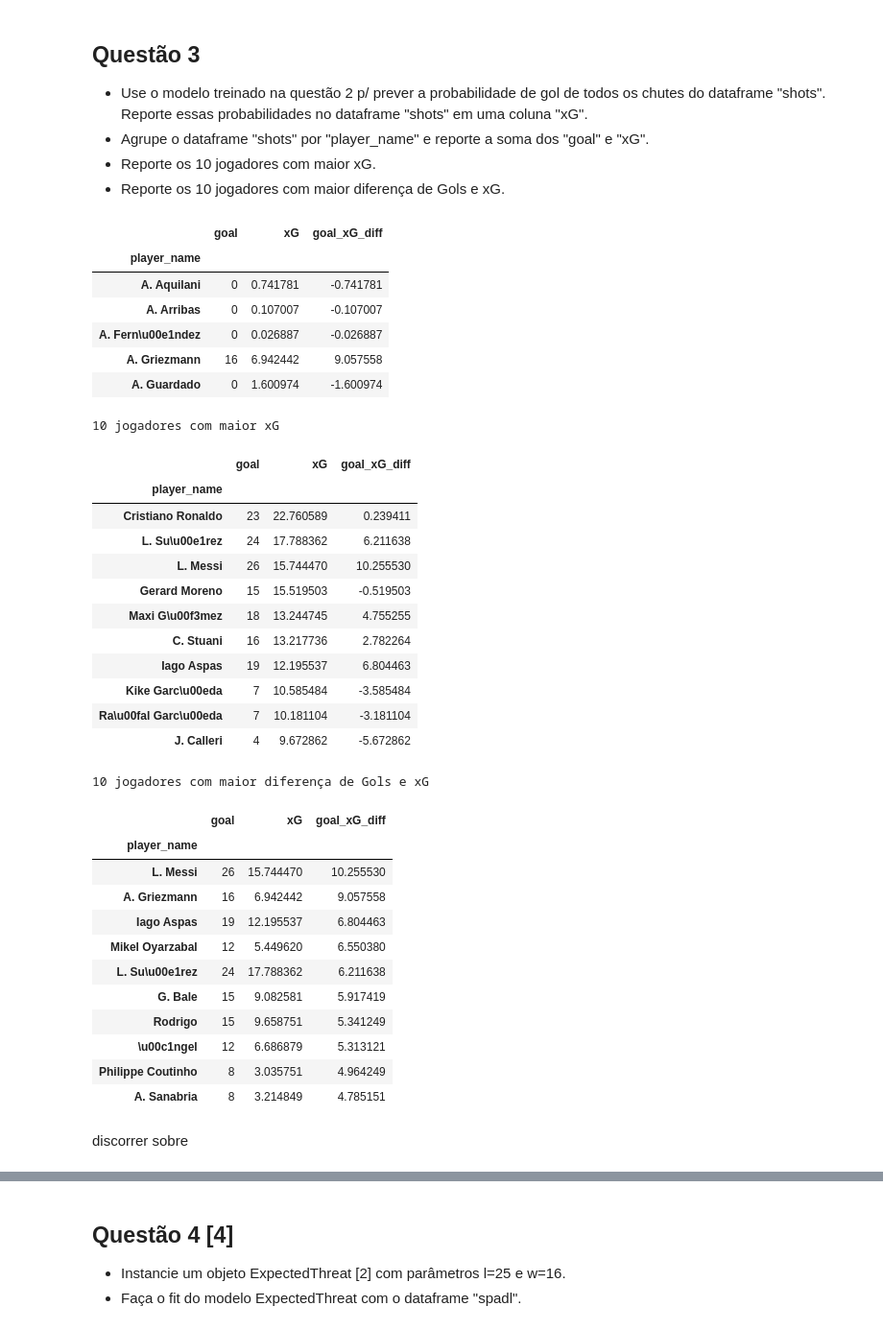
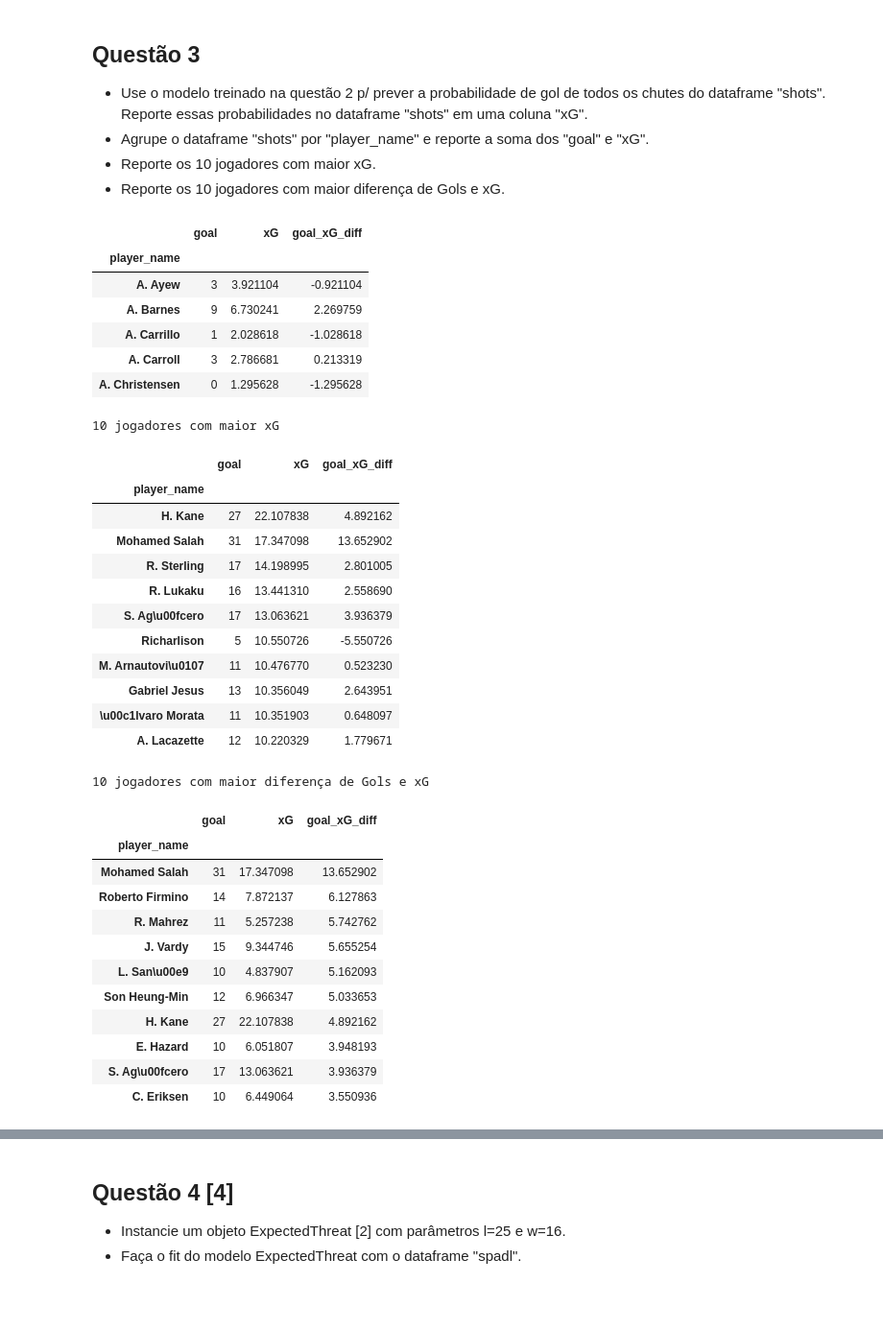
Before and after one commit to lframosferreira/soccer-analytics-notebooks, a Jupyter notebook: atv04/luis_felipe_ramos_ferreira.ipynb, the cells around one changed output, grey strips where cells are left out. Shown at 96% size. Cells and saved outputs as stored; diff of their text form; code cells hidden in the pictures; blank space fills up the shorter version.

```diff
--- a/atv04/luis_felipe_ramos_ferreira.ipynb
+++ b/atv04/luis_felipe_ramos_ferreira.ipynb
@@ -27,7 +27,7 @@ warnings.filterwarnings("ignore")
 # %%
 # carregando os eventos
 # neste caso, usaremos a mesma base de dados da atv03
-path: str = "../data/atv03/events/events_Spain.json"
+path: str = "../data/atv03/events/events_England.json"
 events: pd.DataFrame = pd.read_json(path_or_buf=path)
 # %%
 # pré processamento em colunas da tabela de eventos para facilitar a conversão p/ SPADL
@@ -37,7 +37,7 @@ events['milliseconds'] = events['eventSec'] * 1000
 events['period_id'] = events['matchPeriod'].replace({'1H': 1, '2H': 2})
 # %%
 # carregando as partidas, pois vamos saber quais times jogam em casa e fora p/ usar como parametro do SPADL
-path: str = "../data/atv03/matches/matches_Spain.json"
+path: str = "../data/atv03/matches/matches_England.json"
 matches: pd.DataFrame = pd.read_json(path_or_buf=path)
 # %%
 # as informações dos times de cada partida estão em um dicionário dentro da coluna 'teamsData', então vamos separar essas informações
@@ -91,20 +91,16 @@ LOWER_CROSSBAR_Y: int = 30
 # %%
 shots: pd.DataFrame = spadl.query('type_name == "shot"').copy()
 
-shots["distance_to_goal"] = np.sqrt((shots["start_x"] - GOAL_CENTER_X) ** 2 - (shots["start_y"] - GOAL_CENTER_Y))
+shots["distance_to_goal"] = np.sqrt((shots["start_x"] - GOAL_CENTER_X) ** 2 + (shots["start_y"] - GOAL_CENTER_Y) ** 2)
 
 def get_shot_angle(shot_pos_x: np.float_, shot_pos_y: np.float_) -> np.float_:
     v1: np.array = np.array([UPPER_CROSSBAR_X - shot_pos_x, UPPER_CROSSBAR_Y - shot_pos_y])
     v2: np.array = np.array([LOWER_CROSSBAR_X - shot_pos_x, LOWER_CROSSBAR_Y - shot_pos_y])
     return np.arccos(np.dot(v1 / np.linalg.norm(v1), v2 / np.linalg.norm(v2)))
 
-
 shots["angle_of_shot"] = shots[["start_x", "start_y"]].apply(lambda pos: get_shot_angle(pos["start_x"], pos["start_y"]), axis=1)
-
 shots["squared_distance_to_goal"] = shots["distance_to_goal"] ** 2
-
-
-
+shots["bodypart_capacity_of_scoring"] = shots["bodypart_name"].apply(lambda x: 1 if x == "foot" else .125)
 shots
 # %% [output]
 |  | game_id | period_id | time_seconds | team_id | player_id | start_x | start_y | end_x | end_y | ... |
@@ -137,11 +133,11 @@ shots
 # %%
 shots["goal"] = shots["result_name"].apply(lambda res: int(res == "success"))
 shots.dropna(inplace=True)
-X_train, X_test, y_train, y_test = train_test_split(shots[["distance_to_goal", "angle_of_shot", "squared_distance_to_goal"]].to_numpy(), shots["goal"].to_numpy(), test_size=0.3, random_state=0)
+X_train, X_test, y_train, y_test = train_test_split(shots[["distance_to_goal", "angle_of_shot", "squared_distance_to_goal", "bodypart_capacity_of_scoring"]].to_numpy(), shots["goal"].to_numpy(), test_size=0.3, random_state=0)
 clf = LogisticRegression(random_state=0, max_iter=1_000)
 
 clf.fit(X_train, y_train)
-
+y_pred = clf.predict(X_test)
 print(f"Acurácia para conjunto de treino: {clf.score(X_train, y_train)}")
 print(f"Acurácia para conjunto de teste: {clf.score(X_test, y_test)}")
 # %% [output]
@@ -163,18 +159,18 @@ discorrer sobre conf matrix
 - Reporte os 10 jogadores com maior xG.
 - Reporte os 10 jogadores com maior diferença de Gols e xG.
 # %%
-shots["xG"] = shots[["distance_to_goal", "angle_of_shot", "squared_distance_to_goal"]].apply(lambda x: clf.predict_proba([[x["distance_to_goal"], x["angle_of_shot"], x["squared_distance_to_goal"]]])[0][1], axis=1)
+shots["xG"] = shots[["distance_to_goal", "angle_of_shot", "squared_distance_to_goal", "bodypart_capacity_of_scoring"]].apply(lambda x: clf.predict_proba([[x["distance_to_goal"], x["angle_of_shot"], x["squared_distance_to_goal"], x["bodypart_capacity_of_scoring"]]])[0][1], axis=1)
 xG_goal_sum: pd.DataFrame = shots.groupby(by="player_name")[["goal", "xG"]].sum().copy()
 xG_goal_sum["goal_xG_diff"] = xG_goal_sum["goal"] - xG_goal_sum["xG"]
 xG_goal_sum.head()
 # %% [output]
 |  | goal | xG | goal_xG_diff |
 | player_name |  |  |  |
-| A. Aquilani | 0 | 0.741781 | -0.741781 |
-| A. Arribas | 0 | 0.107007 | -0.107007 |
-| A. Fern\u00e1ndez | 0 | 0.026887 | -0.026887 |
-| A. Griezmann | 16 | 6.942442 | 9.057558 |
-| A. Guardado | 0 | 1.600974 | -1.600974 |
+| A. Ayew | 3 | 3.921104 | -0.921104 |
+| A. Barnes | 9 | 6.730241 | 2.269759 |
+| A. Carrillo | 1 | 2.028618 | -1.028618 |
+| A. Carroll | 3 | 2.786681 | 0.213319 |
+| A. Christensen | 0 | 1.295628 | -1.295628 |
 # %%
 from IPython.display import display_html
 
@@ -189,28 +185,26 @@ display_html(largest_xG._repr_html_() + largest_goal_xG_diff._repr_html_(), raw=
 10 jogadores com maior xG
 |  | goal | xG | goal_xG_diff |
 | player_name |  |  |  |
-| Cristiano Ronaldo | 23 | 22.760589 | 0.239411 |
-| L. Su\u00e1rez | 24 | 17.788362 | 6.211638 |
-| L. Messi | 26 | 15.744470 | 10.255530 |
-| Gerard Moreno | 15 | 15.519503 | -0.519503 |
-| Maxi G\u00f3mez | 18 | 13.244745 | 4.755255 |
-| C. Stuani | 16 | 13.217736 | 2.782264 |
-| Iago Aspas | 19 | 12.195537 | 6.804463 |
-| Kike Garc\u00eda | 7 | 10.585484 | -3.585484 |
-| Ra\u00fal Garc\u00eda | 7 | 10.181104 | -3.181104 |
-| J. Calleri | 4 | 9.672862 | -5.672862 |
+| H. Kane | 27 | 22.107838 | 4.892162 |
+| Mohamed Salah | 31 | 17.347098 | 13.652902 |
+| R. Sterling | 17 | 14.198995 | 2.801005 |
+| R. Lukaku | 16 | 13.441310 | 2.558690 |
+| S. Ag\u00fcero | 17 | 13.063621 | 3.936379 |
+| Richarlison | 5 | 10.550726 | -5.550726 |
+| M. Arnautovi\u0107 | 11 | 10.476770 | 0.523230 |
+| Gabriel Jesus | 13 | 10.356049 | 2.643951 |
+| \u00c1lvaro Morata | 11 | 10.351903 | 0.648097 |
+| A. Lacazette | 12 | 10.220329 | 1.779671 |
 10 jogadores com maior diferença de Gols e xG
 |  | goal | xG | goal_xG_diff |
 | player_name |  |  |  |
-| L. Messi | 26 | 15.744470 | 10.255530 |
-| A. Griezmann | 16 | 6.942442 | 9.057558 |
-| Iago Aspas | 19 | 12.195537 | 6.804463 |
-| Mikel Oyarzabal | 12 | 5.449620 | 6.550380 |
-| L. Su\u00e1rez | 24 | 17.788362 | 6.211638 |
-| G. Bale | 15 | 9.082581 | 5.917419 |
-| Rodrigo | 15 | 9.658751 | 5.341249 |
-| \u00c1ngel | 12 | 6.686879 | 5.313121 |
-| Philippe Coutinho | 8 | 3.035751 | 4.964249 |
-| A. Sanabria | 8 | 3.214849 | 4.785151 |
+| Mohamed Salah | 31 | 17.347098 | 13.652902 |
+| Roberto Firmino | 14 | 7.872137 | 6.127863 |
+| R. Mahrez | 11 | 5.257238 | 5.742762 |
+| J. Vardy | 15 | 9.344746 | 5.655254 |
+| L. San\u00e9 | 10 | 4.837907 | 5.162093 |
+| Son Heung-Min | 12 | 6.966347 | 5.033653 |
+| H. Kane | 27 | 22.107838 | 4.892162 |
+| E. Hazard | 10 | 6.051807 | 3.948193 |
+| S. Ag\u00fcero | 17 | 13.063621 | 3.936379 |
+| C. Eriksen | 10 | 6.449064 | 3.550936 |
-# %% [markdown]
-discorrer sobre
```
Also changed, not shown: parts of 9 cells of this notebook, 2 other files.
